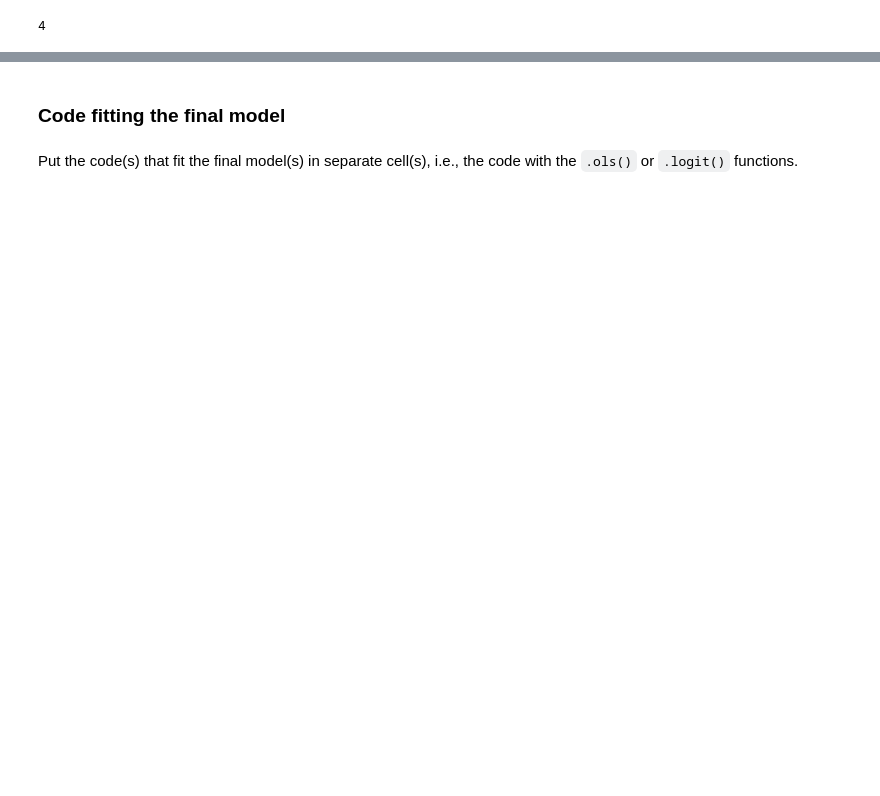
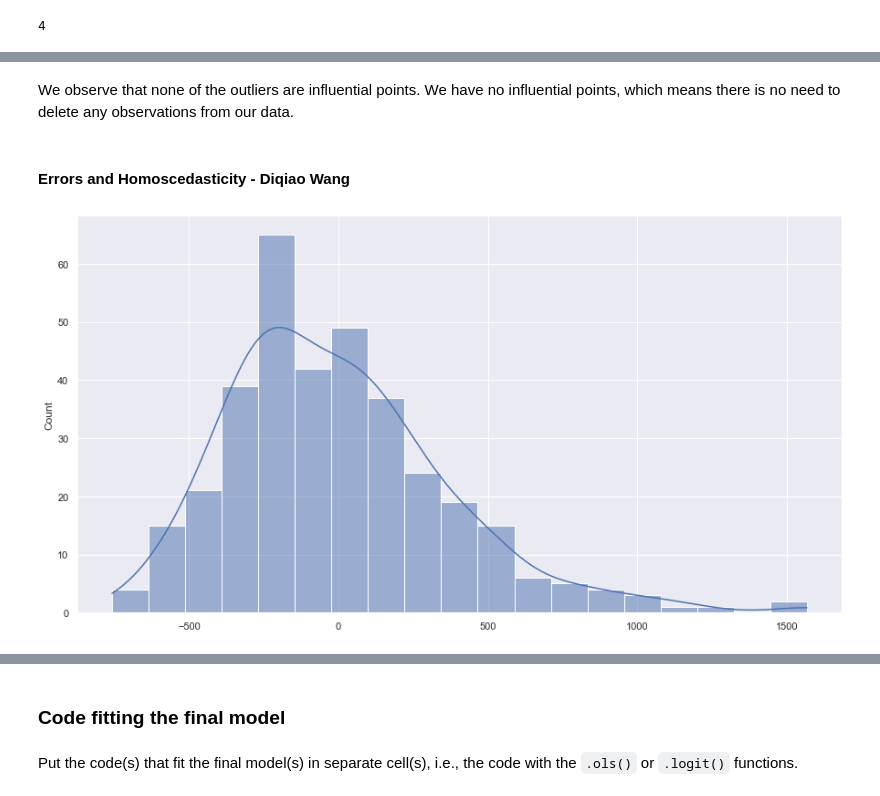
Before and after one commit to alandaz/DataScienceRepo, a Jupyter notebook: Project Code Template.ipynb, the cells around one changed output, grey strips where cells are left out. Saved outputs shown, nothing was run; the diff lists cells and outputs as text; code cells hidden in the pictures; blank space fills up the shorter version.

```diff
--- a/Project Code Template.ipynb
+++ b/Project Code Template.ipynb
@@ -368,0 +308,9 @@ np.sum(leverage_1>high_leverage_threshold_1)
+# %% [markdown]
+We observe that none of the outliers are influential points. We have no influential points, which means there is no need to delete any observations from our data.
+# %% [markdown]
+#### Errors and Homoscedasticity - Diqiao Wang
+# %%
+sns.histplot(data=initialmodel.resid, kde=True)
+plt.show()
+# %% [output]
+[figure, new version]
```
Also changed, not shown: parts of 48 cells of this notebook.
